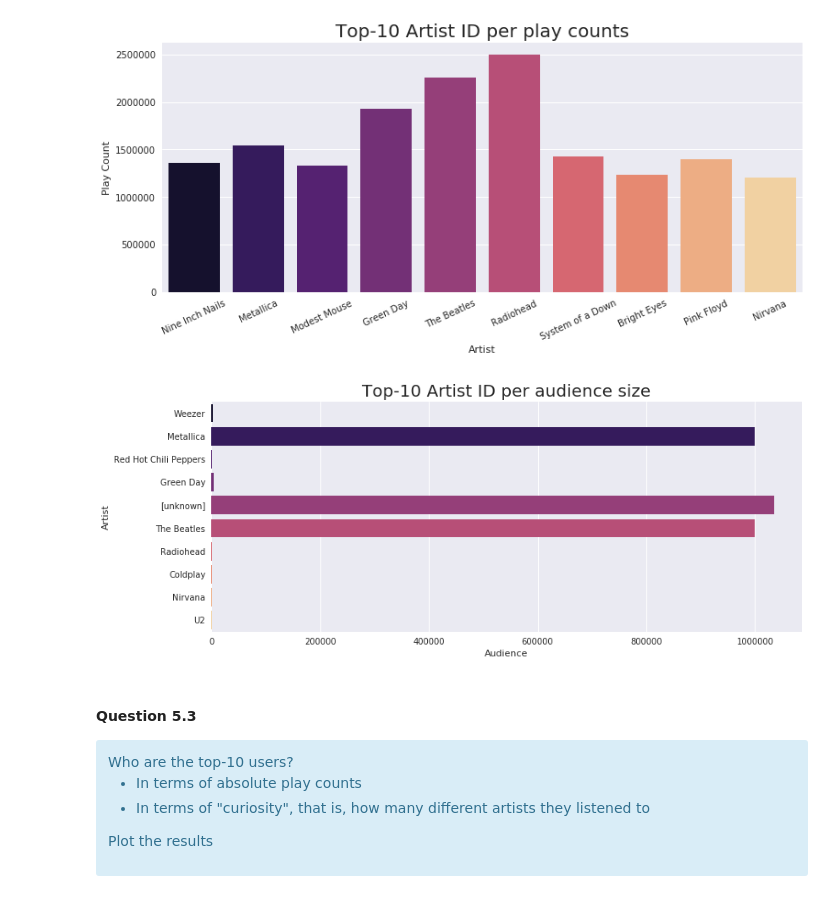
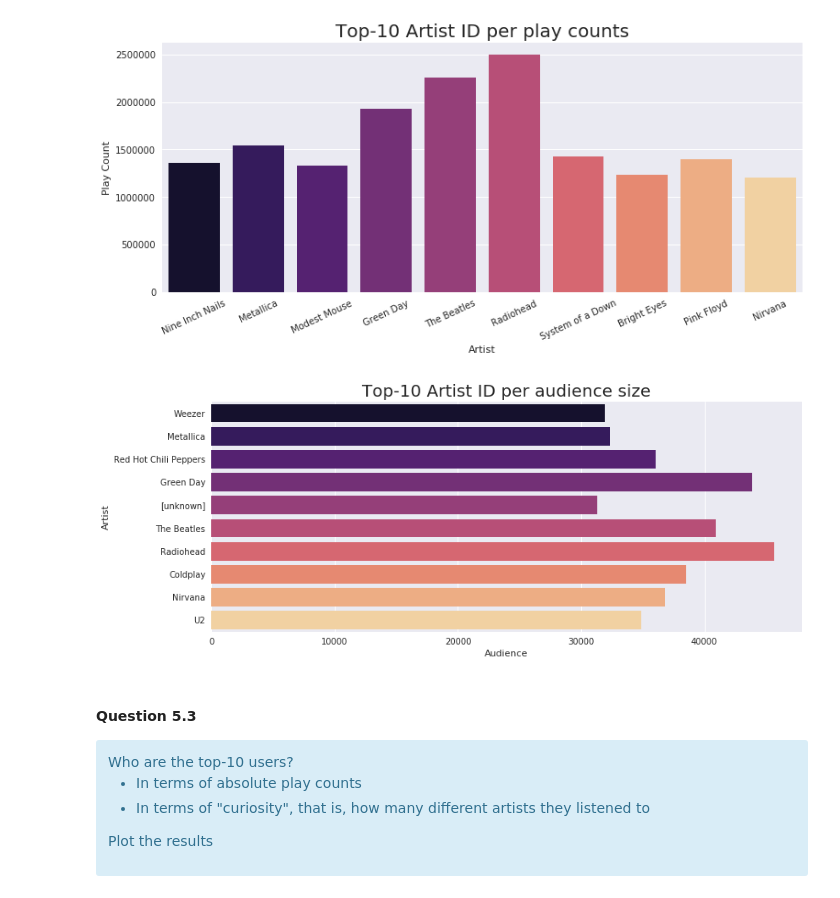
Before and after one commit to sgiammy/AML-course, a Jupyter notebook: RecSys.ipynb, the cells around one changed output. Saved outputs shown, nothing was run; the diff lists cells and outputs as text; code cells hidden in the pictures.

Commit message:
fix user audience plot

```diff
--- a/RecSys.ipynb
+++ b/RecSys.ipynb
@@ -856,20 +856,20 @@ plt.show()
 # %%
 # calculate top-10 artists in term of audience size
 top10ArtistASDF = newUserArtistDF.groupBy('artistID')\
                     .agg(countDistinct('userID').alias("audience"))\
                     .orderBy('audience', ascending=0)
 top10ArtistAS_tmp = sqlContext.createDataFrame(top10ArtistASDF.head(10))
 top10ArtistAS = top10ArtistAS_tmp.join(artistDF, top10ArtistAS_tmp['artistID'] == artistDF['artistID'], 'inner').collect()
 
 pdf            = pd.DataFrame(data=top10ArtistAS)
 
-ax             = sns.barplot(x=pdf[0], y=pdf[3], palette = 'magma')
+ax             = sns.barplot(x=pdf[1], y=pdf[3], palette = 'magma')
 plt.xlabel('Audience')
 plt.ylabel('Artist')
 plt.title('Top-10 Artist ID per audience size', fontsize = 20)
 plt.show()
 # %% [output]
-[figure, old version]
+[figure, new version]
 # %% [markdown]
 #### Question 5.3
 
```
